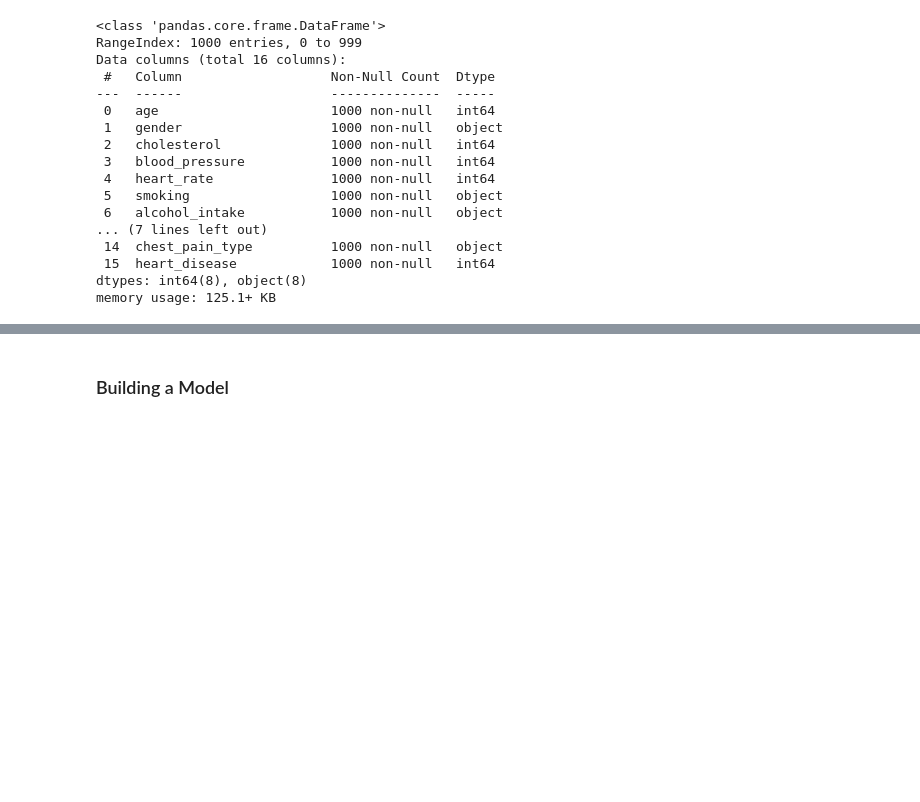
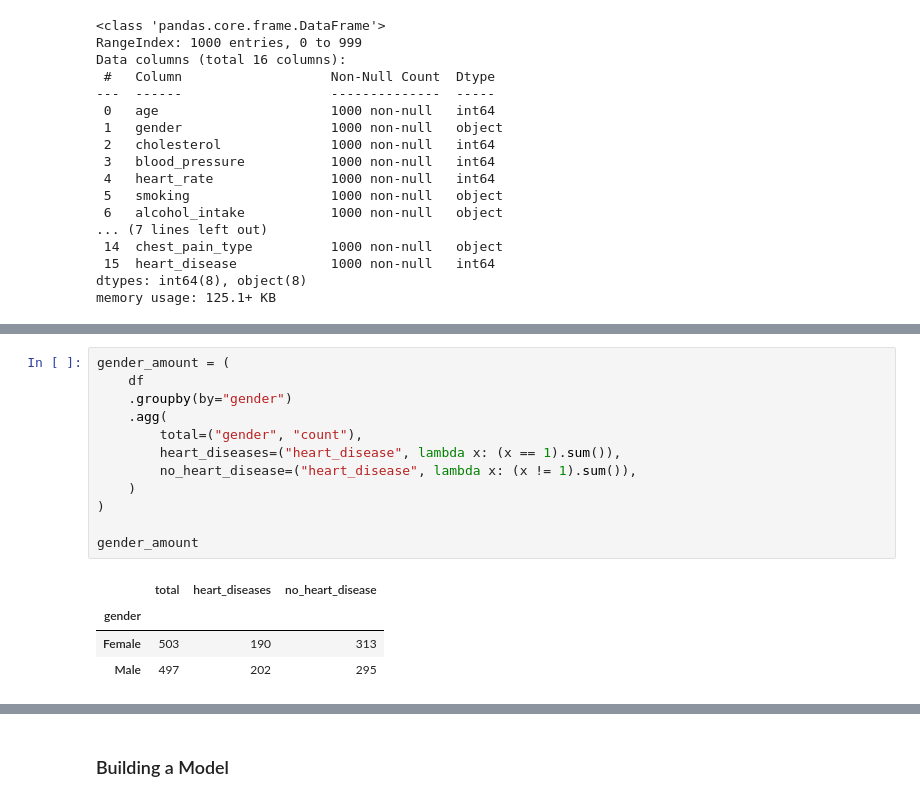
Before and after one commit to smartestnerdfromtown/Machine-Learning-Projects, a Jupyter notebook: Heart Disease prediction/heart_disease_prediction.ipynb, the cells around one changed output, grey strips where cells are left out. Drawn from its saved outputs; the diff is of its cells as text; blank space fills up the shorter version.

```diff
--- a/Heart Disease prediction/heart_disease_prediction.ipynb
+++ b/Heart Disease prediction/heart_disease_prediction.ipynb
@@ -118,0 +138,17 @@ memory usage: 125.1+ KB
+# %%
+gender_amount = (
+    df
+    .groupby(by="gender")
+    .agg(
+        total=("gender", "count"),
+        heart_diseases=("heart_disease", lambda x: (x == 1).sum()),
+        no_heart_disease=("heart_disease", lambda x: (x != 1).sum()),
+    )
+)
+
+gender_amount
+# %% [output]
+|  | total | heart_diseases | no_heart_disease |
+| gender |  |  |  |
+| Female | 503 | 190 | 313 |
+| Male | 497 | 202 | 295 |
```
Also changed, not shown: parts of 5 cells of this notebook.
